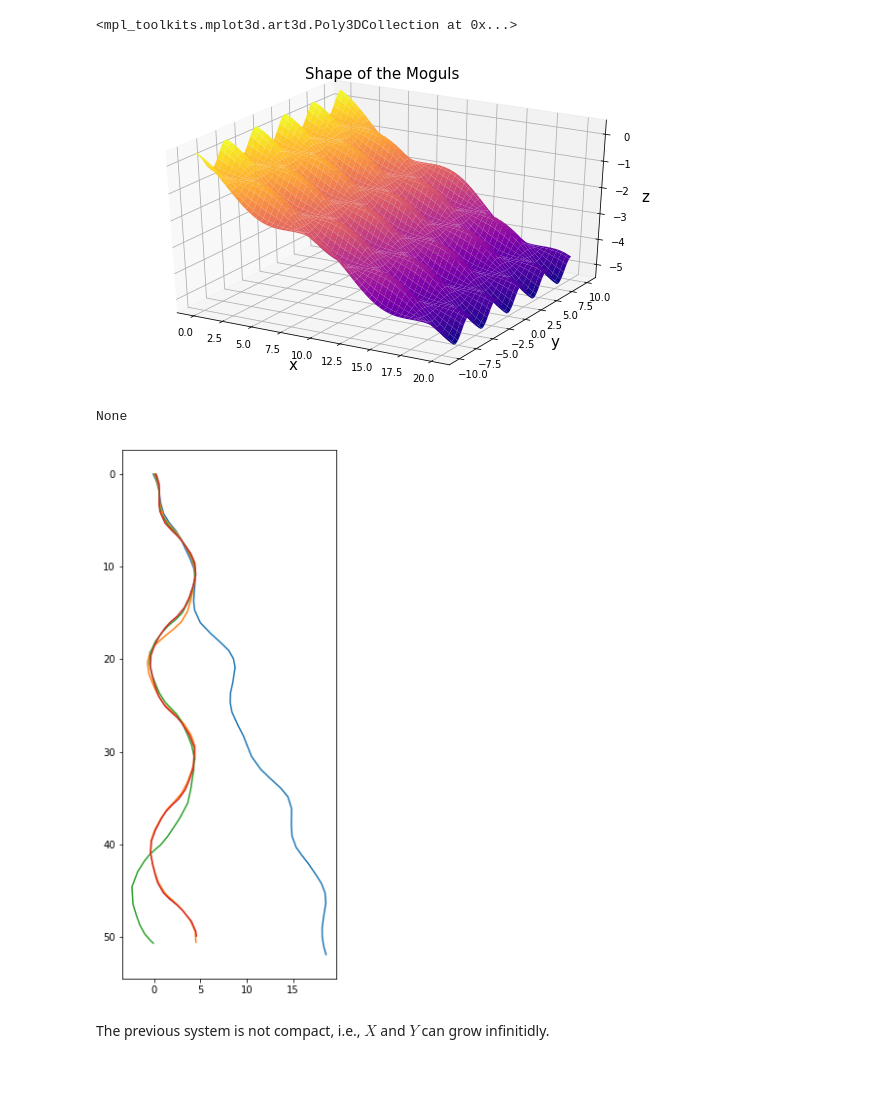
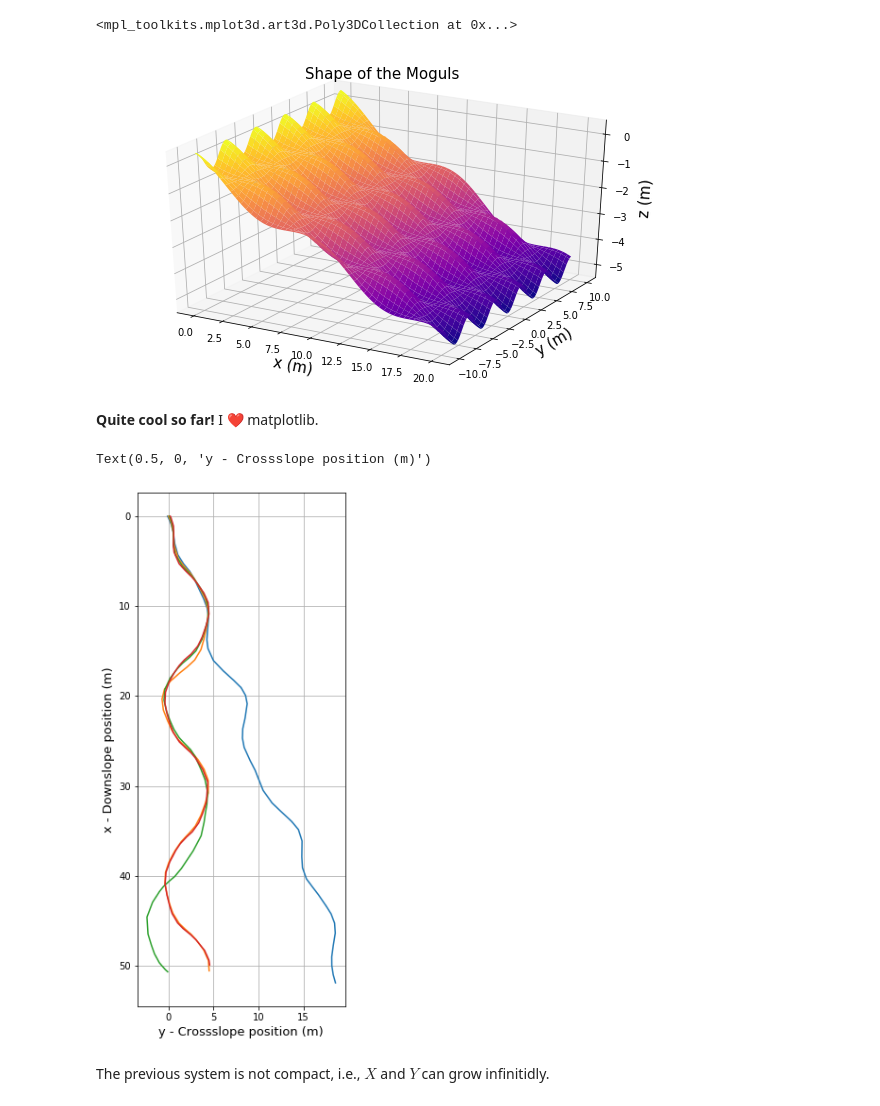
Before and after one commit to cpierard/moguls_of_chaos, a Jupyter notebook: Moguls_of_Chaos_[python].ipynb, the cells around one changed output. Cells and saved outputs as stored; diff of their text form; code cells hidden in the pictures; blank space fills up the shorter version.

```diff
--- a/Moguls_of_Chaos_[python].ipynb
+++ b/Moguls_of_Chaos_[python].ipynb
@@ -44,14 +59,16 @@ from mpl_toolkits.mplot3d import Axes3D
 fig = plt.figure(figsize=(10,6))
 ax = fig.gca(projection='3d')
 
-ax.set_ylabel('y', fontsize = 15)
-ax.set_xlabel('x', fontsize = 15)
-ax.set_zlabel('z', fontsize = 15)
+ax.set_ylabel('y (m)', fontsize = 15)
+ax.set_xlabel('x (m)', fontsize = 15)
+ax.set_zlabel('z (m)', fontsize = 15)
 ax.set_title('Shape of the Moguls', fontsize = 15)
 
 ax.plot_surface(XX, YY, moguls, cmap = 'plasma')
 # %% [output]
 <mpl_toolkits.mplot3d.art3d.Poly3DCollection at 0x...>
-[figure, old version]
+[figure, new version]
+# %% [markdown]
+**Quite cool so far!** I ❤ matplotlib.
 # %%
 from scipy.integrate import solve_ivp
@@ -61,7 +75,3 @@ solver = RK45(sled, 0, [0,-0.1,4,2], t_f, vectorized = True)
-# %%
-print(solver.step())
-# %% [output]
-None
 # %%
 def sled(t, X_0):
 
@@ -100,13 +110,17 @@ sol_4 = solve_ivp(sled, [0, t_f], [0,0.2,4,2])
 # %%
 plt.figure(figsize=(5,10))
 plt.plot(sol_1.y[1], sol_1.y[0])
 plt.plot(sol_2.y[1], sol_2.y[0])
 plt.plot(sol_3.y[1], sol_3.y[0])
 plt.plot(sol_4.y[1], sol_4.y[0])
 plt.gca().invert_yaxis()
 plt.gca().set_aspect('equal', adjustable='box')
+plt.grid()
+plt.ylabel('x - Downslope position (m)', fontsize =13)
+plt.xlabel('y - Crossslope position (m)', fontsize =13)
 # %% [output]
+Text(0.5, 0, 'y - Crossslope position (m)')
-[figure, old version]
+[figure, new version]
 # %% [markdown]
 The previous system is not compact, i.e., $X$ and $Y$ can grow infinitidly.
 # %%
```
Also changed, not shown: parts of 33 cells of this notebook, 6 other files.
